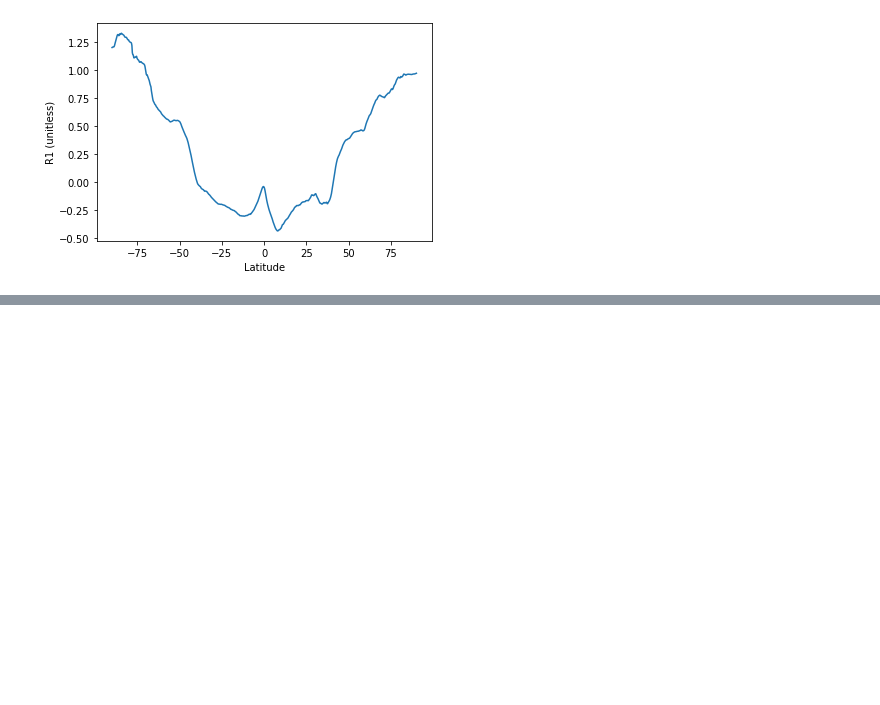
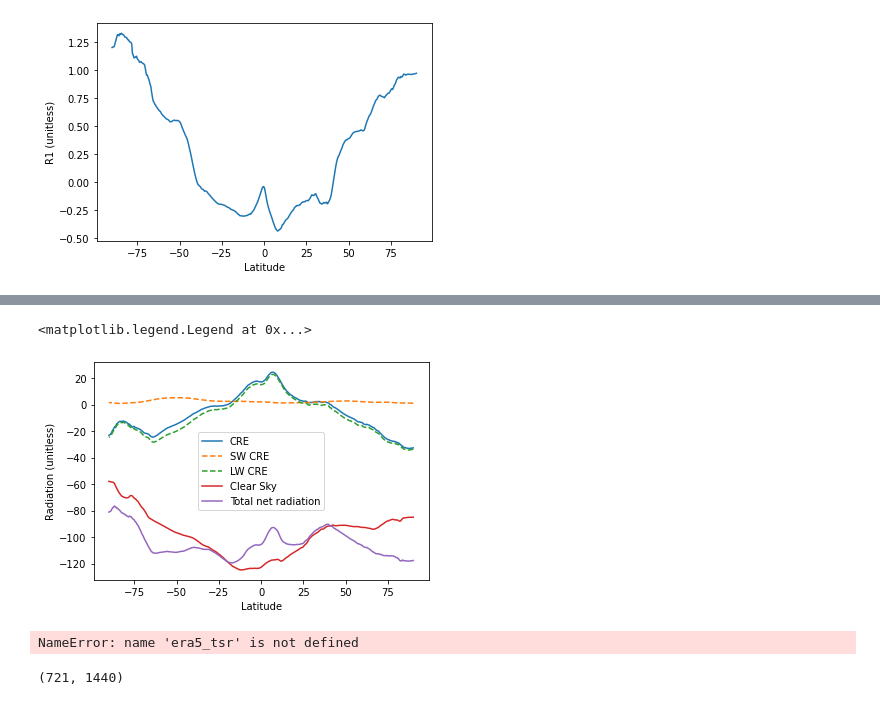
Before and after one commit to margueriti/rossbypalooza2022_CRE, a Jupyter notebook: test_liuxhy.ipynb, the cells around one changed output, grey strips where cells are left out. Cells and saved outputs as stored; diff of their text form; code cells hidden in the pictures; blank space fills up the shorter version.

```diff
--- a/test_liuxhy.ipynb
+++ b/test_liuxhy.ipynb
@@ -63,0 +111,12 @@ Text(0, 0.5, 'R1 (unitless)')
+# %%
+plt.plot(lat, acre, label = "CRE")
+plt.plot(lat, acre_sw, label = "SW CRE", linestyle = "--")
+plt.plot(lat, acre_lw, label = "LW CRE", linestyle = "--")
+plt.plot(lat, clr, label = "Clear Sky")
+plt.plot(lat, tot_rad, label = "Total net radiation")
+plt.xlabel("Latitude")
+plt.ylabel("Radiation (unitless)")
+plt.legend()
+# %% [output]
+<matplotlib.legend.Legend at 0x...>
+[figure, added]
@@ -63,0 +143,13 @@ Text(0, 0.5, 'R1 (unitless)')
+# %%
+tot_rad = (era5_tsr + era5_ttr - era5_ssr - era5_str)/86400
+era5_fa_wm2 = tot_rad - (era5_sshf + era5_slhf)/86400
+R1 = era5_fa_wm2/tot_rad
+import matplotlib.pyplot as plt
+plt.contourf(lon,lat,R1,vmin=-1,vmax=1)
+plt.colorbar()
+# %% [output]
+NameError: name 'era5_tsr' is not defined
+# %%
+np.shape(R1)
+# %% [output]
+(721, 1440)
```
Also changed, not shown: parts of 10 cells of this notebook, 1 other file.
